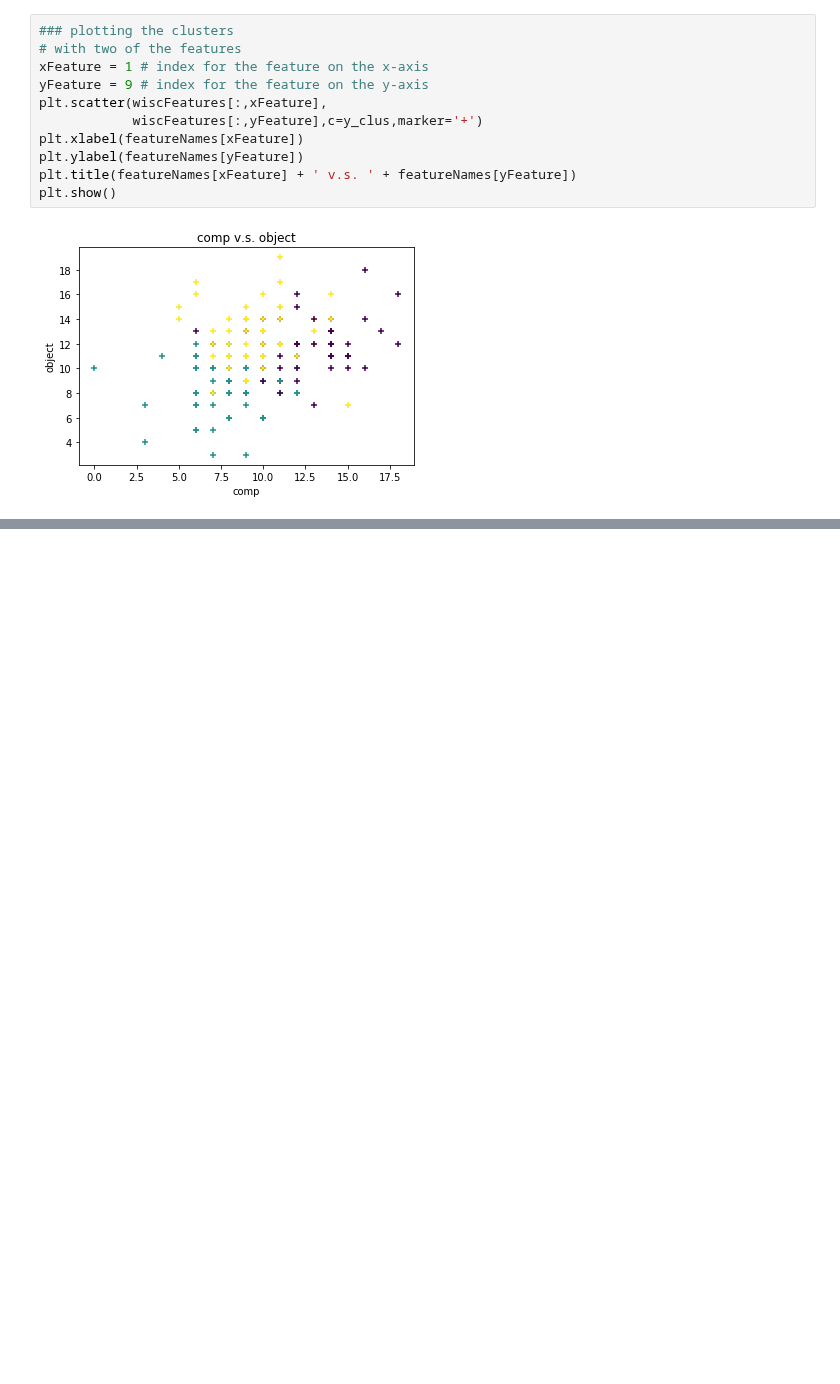
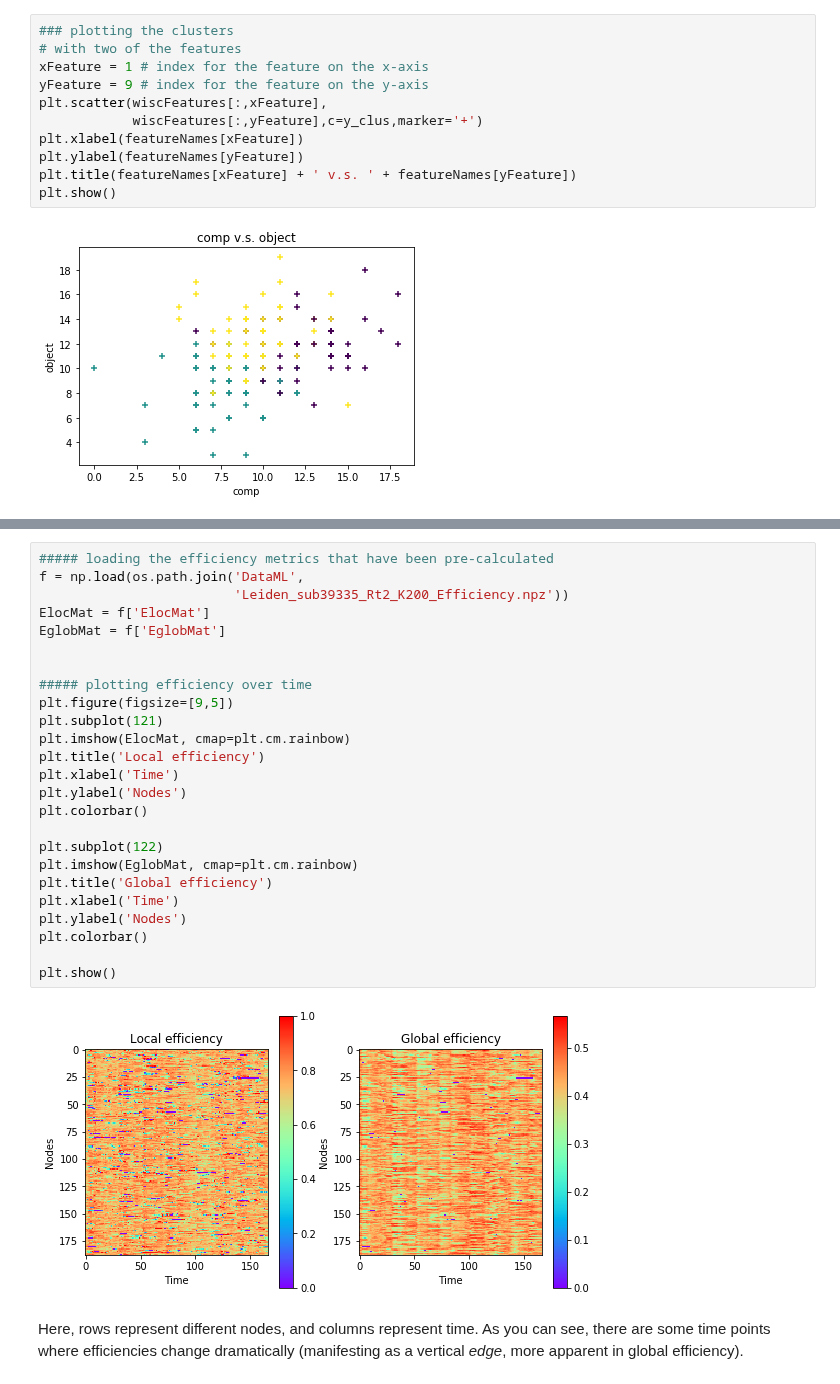
Before and after one commit to sathayas/JupyterfMRIFall2019, a Jupyter notebook: MachineLearning.ipynb, the cells around one changed output, grey strips where cells are left out. Cells and saved outputs as stored; diff of their text form; blank space fills up the shorter version.

```diff
--- a/MachineLearning.ipynb
+++ b/MachineLearning.ipynb
@@ -412,0 +459,29 @@ plt.show()
+# %%
+##### loading the efficiency metrics that have been pre-calculated
+f = np.load(os.path.join('DataML',
+                         'Leiden_sub39335_Rt2_K200_Efficiency.npz'))
+ElocMat = f['ElocMat']
+EglobMat = f['EglobMat']
+
+
+##### plotting efficiency over time
+plt.figure(figsize=[9,5])
+plt.subplot(121)
+plt.imshow(ElocMat, cmap=plt.cm.rainbow)
+plt.title('Local efficiency')
+plt.xlabel('Time')
+plt.ylabel('Nodes')
+plt.colorbar()
+
+plt.subplot(122)
+plt.imshow(EglobMat, cmap=plt.cm.rainbow)
+plt.title('Global efficiency')
+plt.xlabel('Time')
+plt.ylabel('Nodes')
+plt.colorbar()
+
+plt.show()
+# %% [output]
+[figure, added]
+# %% [markdown]
+Here, rows represent different nodes, and columns represent time. As you can see, there are some time points where efficiencies change dramatically (manifesting as a vertical *edge*, more apparent in global efficiency).
```
Also changed, not shown: parts of 19 cells of this notebook.
